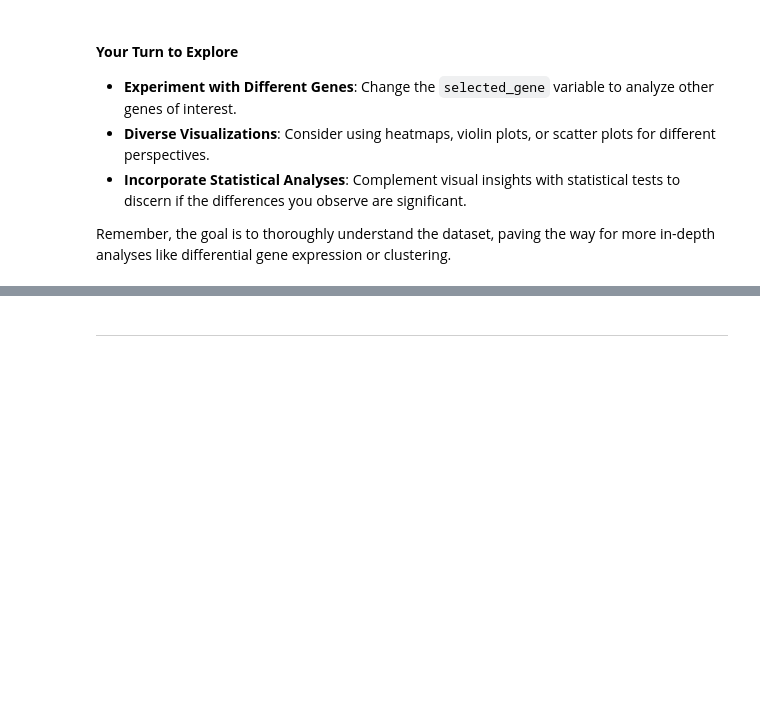
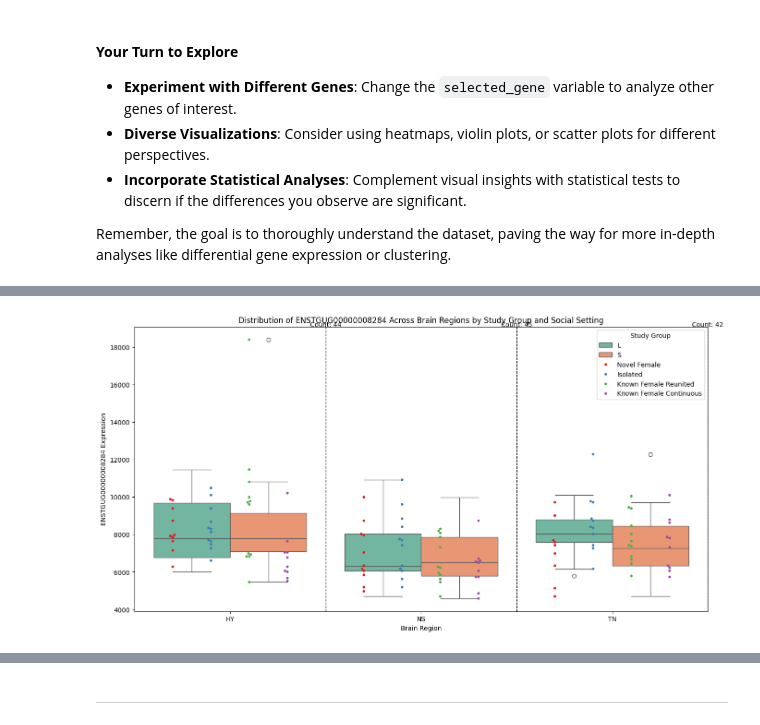
Before and after one commit to mjmaher987/Bioinformatics-Project, a Jupyter notebook: Task 3/SongBirdStudy.ipynb, the cells around one changed output, grey strips where cells are left out. Saved outputs shown, nothing was run; the diff lists cells and outputs as text; code cells hidden in the pictures; blank space fills up the shorter version.

```diff
--- a/Task 3/SongBirdStudy.ipynb
+++ b/Task 3/SongBirdStudy.ipynb
@@ -662,0 +727,22 @@ Remember, the goal is to thoroughly understand the dataset, paving the way for m
+# %%
+plt.figure(figsize=(16, 8))
+ax = sns.boxplot(x='Region', y=selected_gene, hue='study_group', data=df, palette="Set2", dodge=True)
+ax = sns.swarmplot(x='Region', y=selected_gene, hue='social_settting', data=df, palette="Set1", size=4, dodge=True)
+plt.title(f'Distribution of {selected_gene} Across Brain Regions by Study Group and Social Setting')
+plt.xlabel('Brain Region')
+plt.ylabel(f'{selected_gene} Expression')
+
+# Draw lines to separate the sections
+line_positions = [0.5, 1.5, 2.5]
+for line_pos in line_positions:
+    ax.axvline(x=line_pos, color='black', linestyle='--', linewidth=1)
+
+# Annotate the count in each region
+region_counts = df['Region'].value_counts().sort_index()
+for i, count in enumerate(region_counts):
+    plt.text(line_positions[i], ax.get_ylim()[1] + 0.02, f'Count: {count}', ha='center')
+
+plt.legend(title='Study Group', bbox_to_anchor=(1, 1))
+plt.show()
+# %% [output]
+[figure, added]
```
Also changed, not shown: parts of 39 cells of this notebook.
